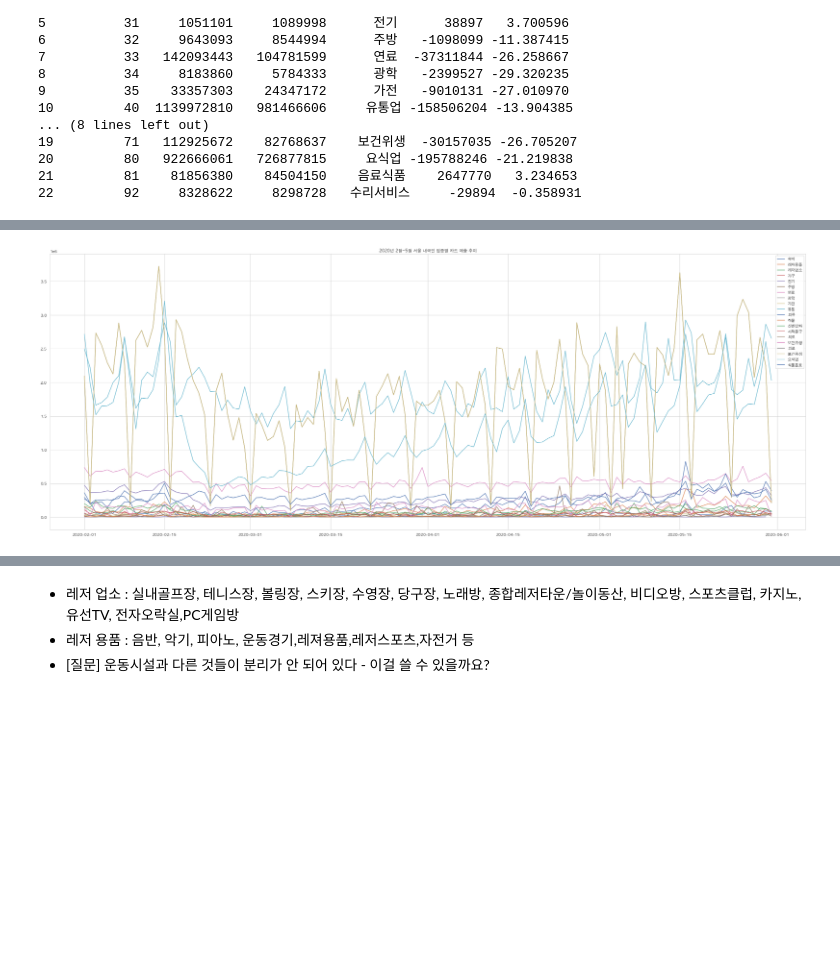
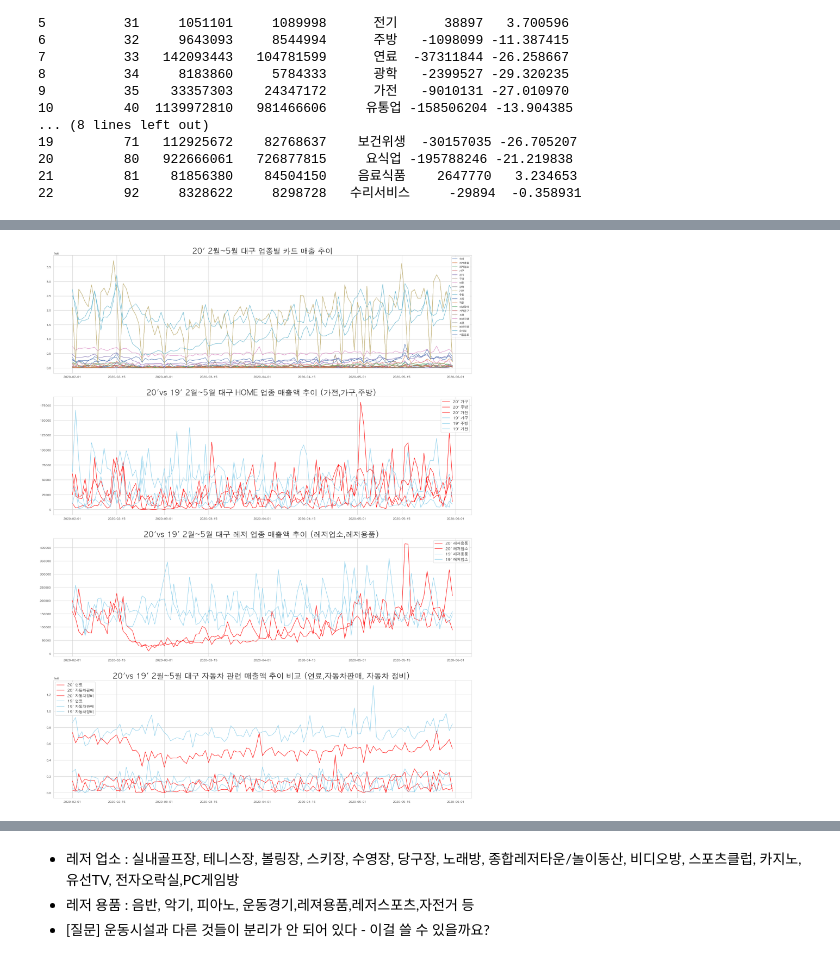
Before and after one commit to yekyung2/AOAS_data, a Jupyter notebook: resident_card.ipynb, the cells around one changed output, grey strips where cells are left out. Drawn from its saved outputs; the diff is of its cells as text; code cells hidden in the pictures; blank space fills up the shorter version.

```diff
--- a/resident_card.ipynb
+++ b/resident_card.ipynb
@@ -391,0 +379,5 @@ dg_ind_20_19 = dg_ind_2019[is_20].groupby("date")[["USE_AMT"]].sum()
+# %%
+# 2019의 날짜를 2020로 임시로 설정 ( 한 그래프 상에 2019 2020를 놓고 비교하기 위함임 )
+dg_ind_2019["date+10000"]=dg_ind_2019["STD_DD"]+10000
+dg_ind_2019["date_19to20"]=pd.to_datetime(dg_ind_2019["date+10000"], format= '%Y%m%d')
+dg_ind_2019.set_index("date_19to20")
@@ -427,44 +518,80 @@ dg_ind_20_19 = dg_ind_2019[is_20].groupby("date")[["USE_AMT"]].sum()
 # %%
 #전체 업종
 
-f,ax =plt.subplots(figsize=(40,15))
+f,(ax,ax2,ax3,ax4) =plt.subplots(4,1, figsize=(30,40))
 
-sns.lineplot(data=dg_ind_10["USE_AMT"],ax=ax, label="숙박")
+sns.lineplot(data=dg_ind_10["USE_AMT"],ax=ax, label="숙박", palette="rocket")
 
-sns.lineplot(data=dg_ind_20["USE_AMT"],ax=ax, label="레저용품")
-sns.lineplot(data=dg_ind_21["USE_AMT"],ax=ax, label="레저업소")
+sns.lineplot(data=dg_ind_20["USE_AMT"],ax=ax, label="레저용품", palette="rocket")
+sns.lineplot(data=dg_ind_21["USE_AMT"],ax=ax, label="레저업소", palette="rocket")
 
-sns.lineplot(data=dg_ind_30["USE_AMT"],ax=ax, label="가구")
-sns.lineplot(data=dg_ind_31["USE_AMT"],ax=ax, label="전기")
-sns.lineplot(data=dg_ind_32["USE_AMT"],ax=ax, label="주방")
-sns.lineplot(data=dg_ind_33["USE_AMT"],ax=ax, label="연료")
-sns.lineplot(data=dg_ind_34["USE_AMT"],ax=ax, label="광학")
+sns.lineplot(data=dg_ind_30["USE_AMT"],ax=ax, label="가구", palette="rocket")
+sns.lineplot(data=dg_ind_31["USE_AMT"],ax=ax, label="전기", palette="rocket")
+sns.lineplot(data=dg_ind_32["USE_AMT"],ax=ax, label="주방", palette="rocket")
+sns.lineplot(data=dg_ind_33["USE_AMT"],ax=ax, label="연료", palette="rocket")
+sns.lineplot(data=dg_ind_34["USE_AMT"],ax=ax, label="광학", palette="rocket")
 
-sns.lineplot(data=dg_ind_35["USE_AMT"],ax=ax, label="가전")
+sns.lineplot(data=dg_ind_35["USE_AMT"],ax=ax, label="가전", palette="rocket")
 
-sns.lineplot(data=dg_ind_40["USE_AMT"],ax=ax, label="유통")
-sns.lineplot(data=dg_ind_42["USE_AMT"],ax=ax, label="의류")
-sns.lineplot(data=dg_ind_43["USE_AMT"],ax=ax, label="직물")
-sns.lineplot(data=dg_ind_44["USE_AMT"],ax=ax, label="신변잡화")
+sns.lineplot(data=dg_ind_40["USE_AMT"],ax=ax, label="유통", palette="rocket")
+sns.lineplot(data=dg_ind_42["USE_AMT"],ax=ax, label="의류", palette="rocket")
+sns.lineplot(data=dg_ind_43["USE_AMT"],ax=ax, label="직물", palette="rocket")
+sns.lineplot(data=dg_ind_44["USE_AMT"],ax=ax, label="신변잡화", palette="rocket")
 
-sns.lineplot(data=dg_ind_50["USE_AMT"],ax=ax, label="서적문구")
+sns.lineplot(data=dg_ind_50["USE_AMT"],ax=ax, label="서적문구", palette="rocket")
 sns.lineplot(data=dg_ind_52["USE_AMT"],ax=ax)
 
-sns.lineplot(data=dg_ind_60["USE_AMT"],ax=ax, label="의료")
-sns.lineplot(data=dg_ind_62["USE_AMT"],ax=ax, label="보건위생")
+sns.lineplot(data=dg_ind_60["USE_AMT"],ax=ax, label="의료", palette="rocket")
+sns.lineplot(data=dg_ind_62["USE_AMT"],ax=ax, label="보건위생", palette="rocket")
 
-sns.lineplot(data=dg_ind_70["USE_AMT"],ax=ax, label="의료")
-sns.lineplot(data=dg_ind_71["USE_AMT"],ax=ax, label="보건위생")
+sns.lineplot(data=dg_ind_70["USE_AMT"],ax=ax, label="의료", palette="rocket")
+sns.lineplot(data=dg_ind_71["USE_AMT"],ax=ax, label="보건위생", palette="rocket")
 
-sns.lineplot(data=dg_ind_80["USE_AMT"],ax=ax, label="요식업")
-sns.lineplot(data=dg_ind_81["USE_AMT"],ax=ax, label="식품음료")
+sns.lineplot(data=dg_ind_80["USE_AMT"],ax=ax, label="요식업", palette="rocket")
+sns.lineplot(data=dg_ind_81["USE_AMT"],ax=ax, label="식품음료", palette="rocket")
 
-ax.set_title("2020년 2월~5월 서울 내국인 업종별 카드 매출 추이")
+ax.set_title("20' 2월~5월 대구 업종별 카드 매출 추이", fontsize=30)
+
+#'20 vs '19 대구 home;가전,가구,주방 매출추이
+#2020
+sns.lineplot(data=dg_ind_30["USE_AMT"],ax=ax2, label="20' 가구", color="red")
+sns.lineplot(data=dg_ind_32["USE_AMT"],ax=ax2, label="20' 주방", color="red")
+sns.lineplot(data=dg_ind_35["USE_AMT"],ax=ax2, label="20' 가전", color="red")
+#2019
+sns.lineplot(data=dg_2019_30["USE_AMT"],ax=ax2, label="19' 가구", color="skyblue")
+sns.lineplot(data=dg_2019_32["USE_AMT"],ax=ax2, label="19' 주방", color="skyblue")
+sns.lineplot(data=dg_2019_35["USE_AMT"],ax=ax2, label="19' 가전", color="skyblue")
+ax2.set_title("20'vs 19' 2월~5월 대구 HOME  매출액 비교 (가전,가구,주방) ", fontsize=30)
 
 
-ax.legend()
+#'20 vs '19 대구 레저:레저업소,레저용품 매출추이
+#2020
+sns.lineplot(data=dg_ind_20["USE_AMT"],ax=ax3, label="20' 레저용품", color="red")
+sns.lineplot(data=dg_ind_21["USE_AMT"],ax=ax3, label="20' 레저업소", color="red")
+#2019
+sns.lineplot(data=dg_2019_20["USE_AMT"],ax=ax3, label="19' 레저용품",color="skyblue")
+sns.lineplot(data=dg_2019_21["USE_AMT"],ax=ax3, label="19' 레저업소",color="skyblue")
+
+ax3.set_title("20'vs 19' 2월~5월 대구 레저 매출액 비교 (레저업소,레저용품) ", fontsize=30)
+
+#20'vs'19 대구 자동차 매출
+#2020
+sns.lineplot(data=dg_ind_33["USE_AMT"],ax=ax4, label="20' 연료",color="red")
+sns.lineplot(data=dg_ind_60["USE_AMT"],ax=ax4, label="20' 자동차판매",color="red")
+sns.lineplot(data=dg_ind_62["USE_AMT"],ax=ax4, label="20' 자동차정비",color="red")
+#2019
+sns.lineplot(data=dg_2019_33["USE_AMT"],ax=ax4, label="19' 연료",color="skyblue")
+sns.lineplot(data=dg_2019_60["USE_AMT"],ax=ax4, label="19' 자동차판매",color="skyblue")
+sns.lineplot(data=dg_2019_62["USE_AMT"],ax=ax4, label="19' 자동차정비",color="skyblue")
+ax4.set_title("20'vs 19' 2월~5월 대구 자동차 관련 매출액 추이 비교 (연료,자동차판매, 자동차 정비) ", fontsize=30)
+
+#legend
+ax.legend(fontsize=10)
+ax2.legend(fontsize=15)
+ax3.legend(fontsize=15)
+ax4.legend(fontsize=15)
 
 plt.show()
 # %% [output]
-[figure, old version]
+[figure, new version]
 # %% [markdown]
```
Also changed, not shown: parts of 19 cells of this notebook.
